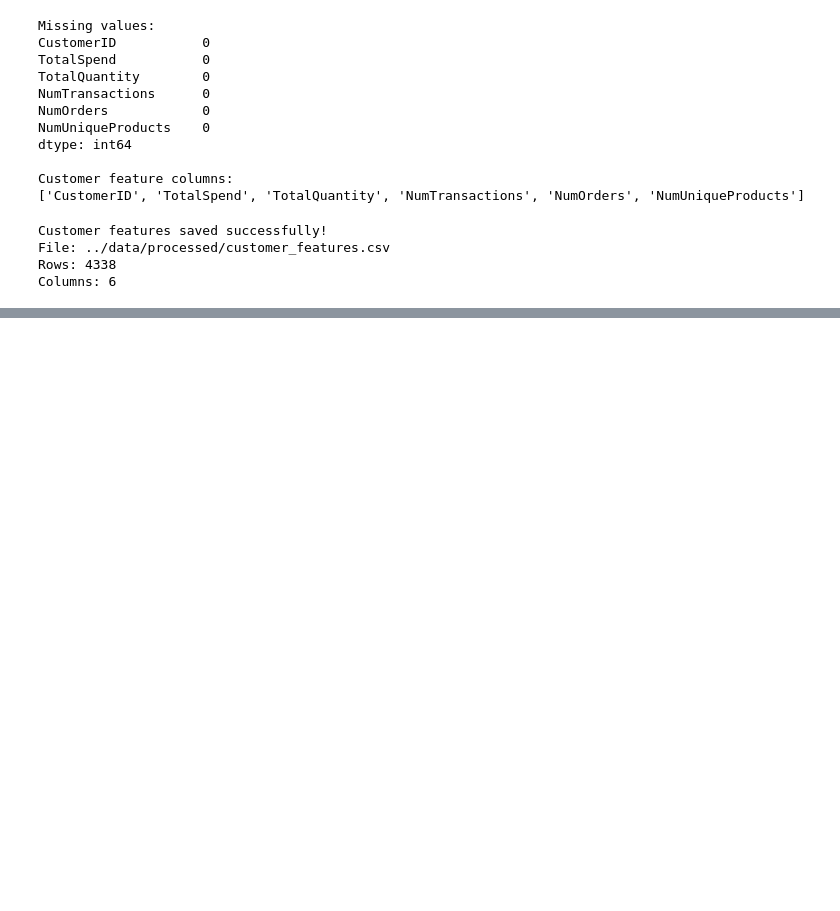
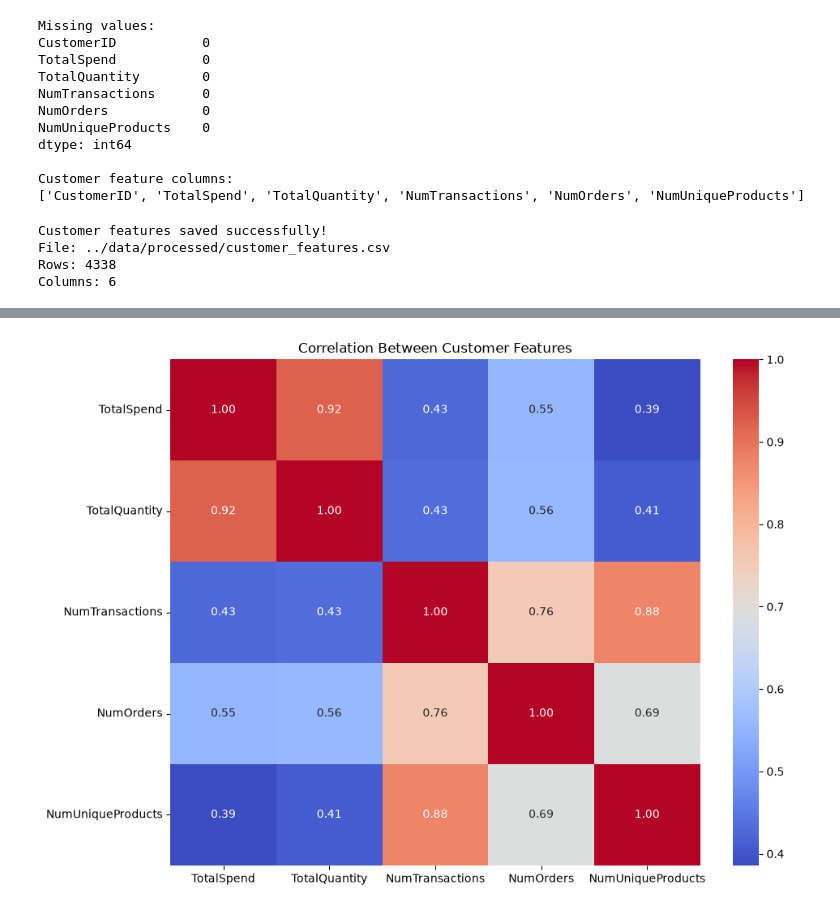
Before and after one commit to vanshika-2105/customer-segmentation-ml, a Jupyter notebook: notebooks/01_customer_segmentation_setup.ipynb, the cells around one changed output, grey strips where cells are left out. Saved outputs shown, nothing was run; the diff lists cells and outputs as text; code cells hidden in the pictures; blank space fills up the shorter version.

```diff
--- a/notebooks/01_customer_segmentation_setup.ipynb
+++ b/notebooks/01_customer_segmentation_setup.ipynb
@@ -361,0 +440,17 @@ Columns: 6
+# %%
+correlation_matrix = customer_features[numeric_features].corr()
+
+plt.figure(figsize=(10, 7))
+
+sns.heatmap(
+    correlation_matrix,
+    annot=True,
+    cmap="coolwarm",
+    fmt=".2f"
+)
+
+plt.title("Correlation Between Customer Features")
+plt.tight_layout()
+plt.show()
+# %% [output]
+[figure, added]
```
Also changed, not shown: parts of 6 cells of this notebook.
